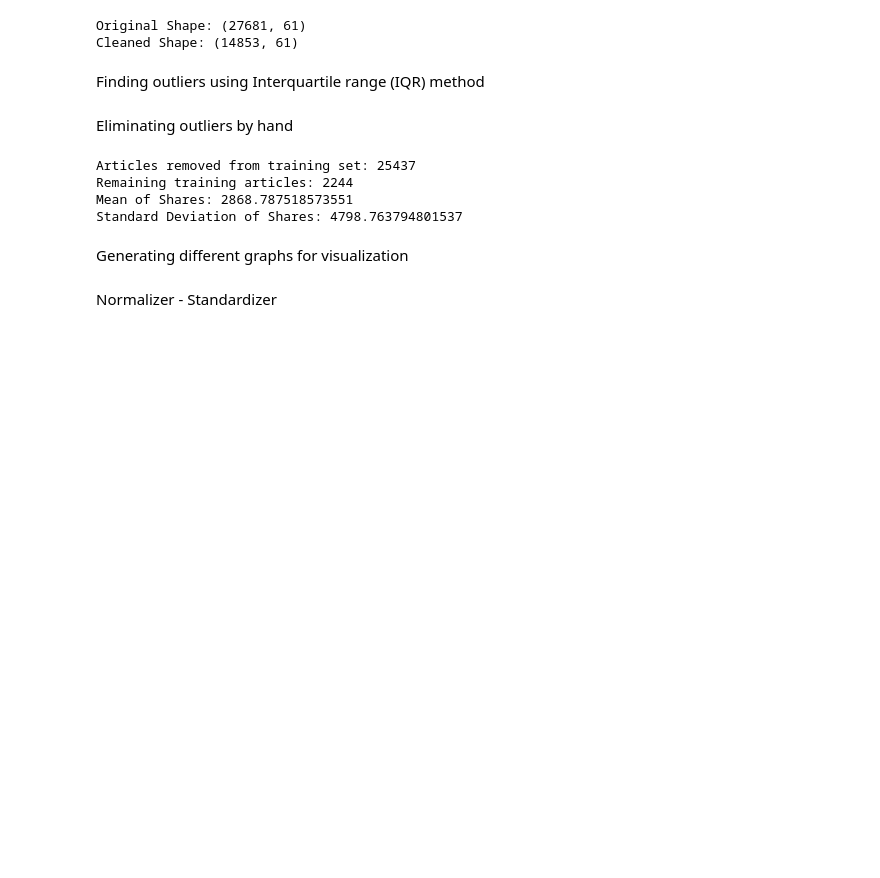
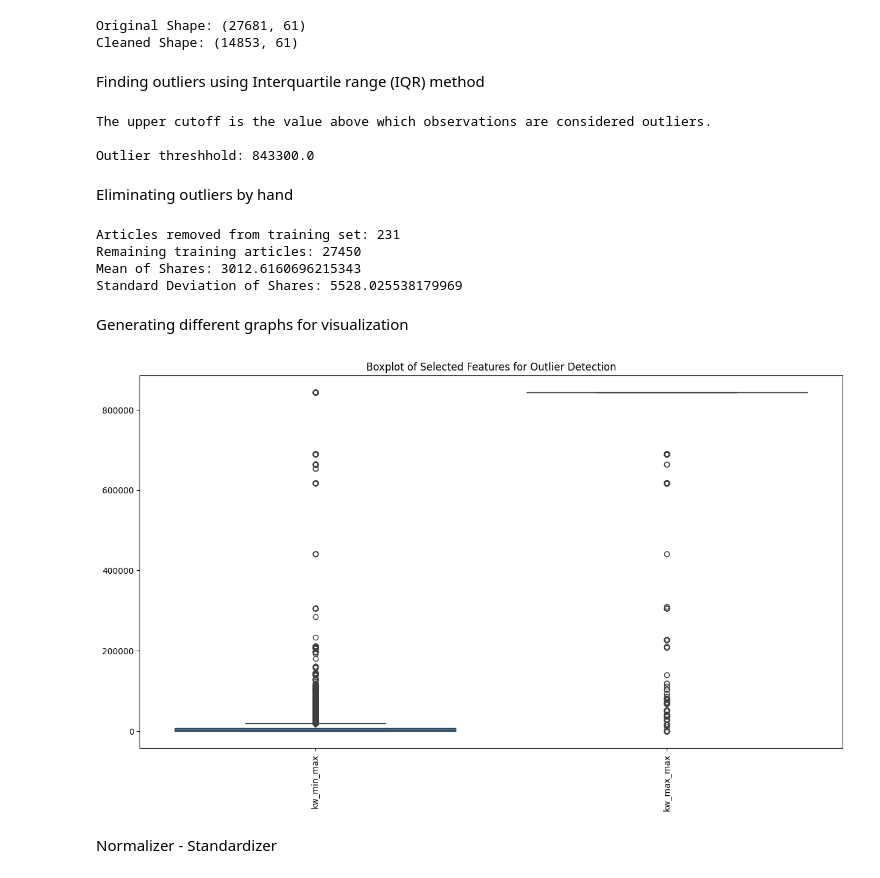
Before and after one commit to NonCaptiosus/datathon, a Jupyter notebook: final_work.ipynb, the cells around one changed output. Cells and saved outputs as stored; diff of their text form; code cells hidden in the pictures; blank space fills up the shorter version.

```diff
--- a/final_work.ipynb
+++ b/final_work.ipynb
@@ -84,8 +84,8 @@ Cleaned Shape: (14853, 61)
 # %% [markdown]
 Finding outliers using Interquartile range (IQR) method
 # %%
-Q1 = trainning["shares"].quantile(0.25)
-Q3 = trainning["shares"].quantile(0.75)
+Q1 = trainning["kw_max_max"].quantile(0.25)
+Q3 = trainning["kw_max_max"].quantile(0.75)
 
 IQR = Q3 - Q1
 
@@ -94,6 +94,10 @@ lower_cutoff = Q1 -1.5 * IQR
 
 print("The upper cutoff is the value above which observations are considered outliers.\n")
 print(f"Outlier threshhold: {upper_cutoff}")
+# %% [output]
+The upper cutoff is the value above which observations are considered outliers.
+
+Outlier threshhold: 843300.0
 # %% [markdown]
 Eliminating outliers by hand
 # %%
@@ -104,7 +108,7 @@ initial_test_size = testing.shape[0]
 trainning = trainning[trainning["shares"] <= 80000].copy()
 trainning = trainning[trainning["n_tokens_content"] <= 4000].copy()
 trainning = trainning[trainning["kw_min_max"] <= 400000] #without this its 5400 score
-trainning = trainning[trainning["kw_max_max"] <= 400000] #without this its 5400 score
+trainning = trainning[trainning["kw_max_max"] <= upper_cutoff] #without this its 5400 score
 #trainning = trainning[trainning["self_reference_max_shares"] <= 400000] #without this its 5400 score
 #trainning = trainning[trainning["self_reference_max_shares"] <= 400000] #without this its 5400 score
 trainning = trainning[trainning["n_tokens_content"] >= 15].copy()
@@ -129,12 +133,29 @@ trainning, validation = train_test_split(trainning, test_size=0.1, random_state=
 print("Mean of Shares:", trainning["shares"].mean())
 print("Standard Deviation of Shares:", trainning["shares"].std())
 # %% [output]
-Articles removed from training set: 25437
-Remaining training articles: 2244
-Mean of Shares: 2868.787518573551
-Standard Deviation of Shares: 4798.763794801537
+Articles removed from training set: 231
+Remaining training articles: 27450
+Mean of Shares: 3012.6160696215343
+Standard Deviation of Shares: 5528.025538179969
 # %% [markdown]
 Generating different graphs for visualization
+# %%
+# List of selected features for the boxplot
+selected_features = ["kw_min_max", "kw_max_max"]
+
+# Filter dataset with selected features
+data_to_plot = trainning[selected_features]
+
+# Set plot size
+plt.figure(figsize=(15, 8))
+
+# Create boxplot for all selected features
+sns.boxplot(data=data_to_plot)
+plt.xticks(rotation=90)  # Rotate x-axis labels for better visibility
+plt.title("Boxplot of Selected Features for Outlier Detection")
+plt.show()
+# %% [output]
+[figure, added]
 # %% [markdown]
 Normalizer - Standardizer
 # %%
```
Also changed, not shown: parts of 1 cell of this notebook, 2 other files.
